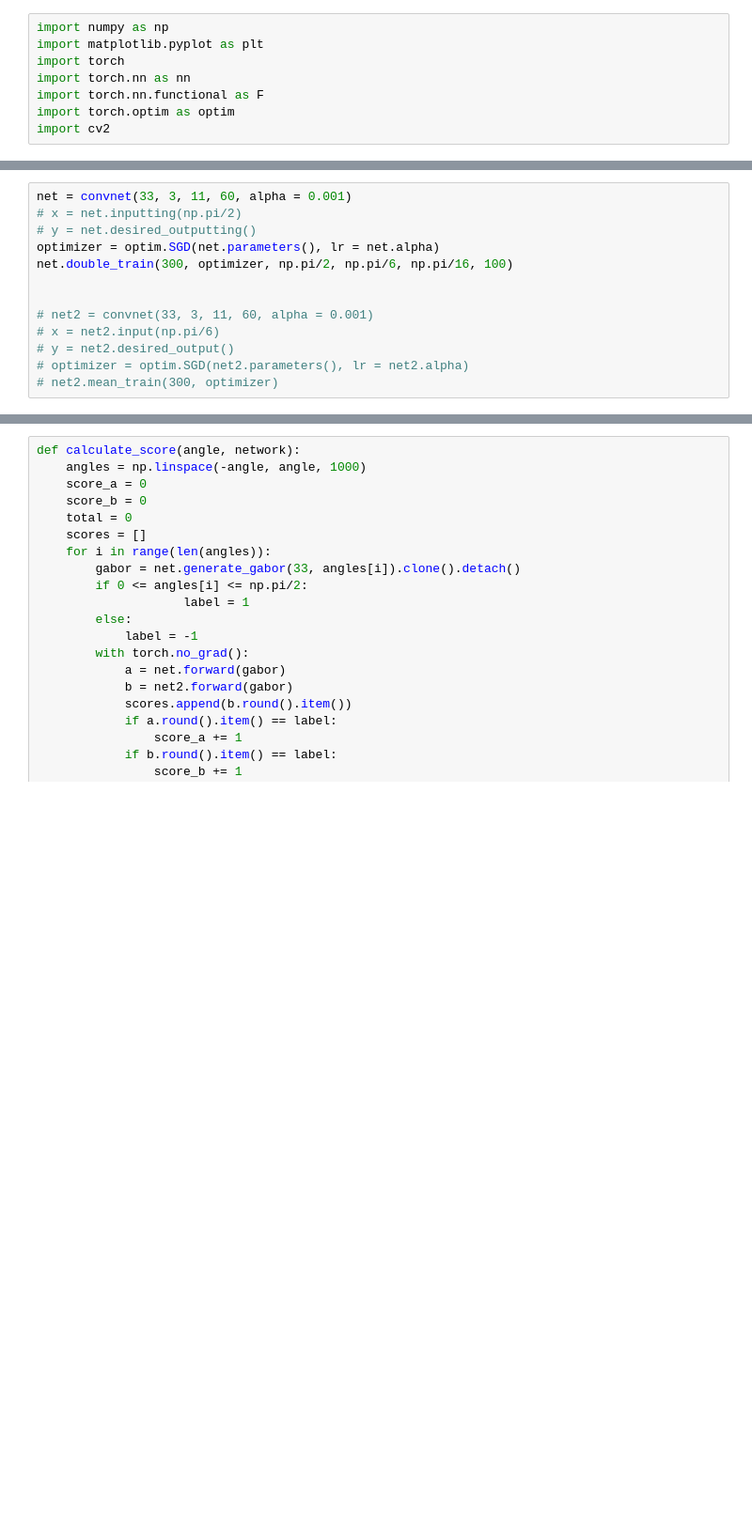
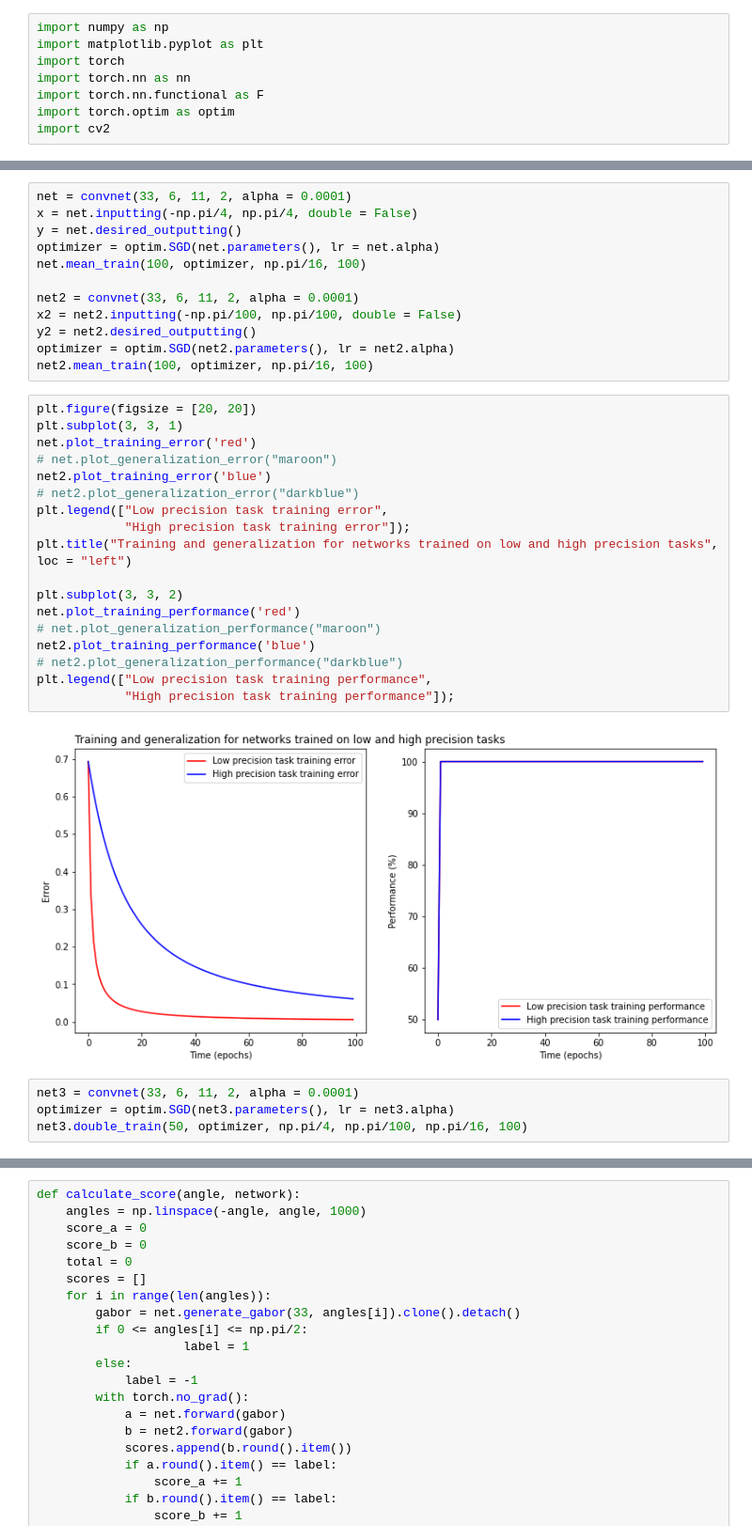
Before and after one commit to pacochow/Modelling-vpl, a Jupyter notebook: Convolutional_neural_network.ipynb, the cells around one changed output, grey strips where cells are left out. Shown at 94% size. Cells and saved outputs as stored; diff of their text form; blank space fills up the shorter version.

```diff
--- a/Convolutional_neural_network.ipynb
+++ b/Convolutional_neural_network.ipynb
@@ -205,16 +266,39 @@ class convnet(nn.Module):
 # %%
-net = convnet(33, 3, 11, 60, alpha = 0.001)
-# x = net.inputting(np.pi/2)
-# y = net.desired_outputting()
+net = convnet(33, 6, 11, 2, alpha = 0.0001)
+x = net.inputting(-np.pi/4, np.pi/4, double = False)
+y = net.desired_outputting()
 optimizer = optim.SGD(net.parameters(), lr = net.alpha)
-net.double_train(300, optimizer, np.pi/2, np.pi/6, np.pi/16, 100)
+net.mean_train(100, optimizer, np.pi/16, 100)
 
-
-# net2 = convnet(33, 3, 11, 60, alpha = 0.001)
-# x = net2.input(np.pi/6)
-# y = net2.desired_output()
-# optimizer = optim.SGD(net2.parameters(), lr = net2.alpha)
-# net2.mean_train(300, optimizer)
+net2 = convnet(33, 6, 11, 2, alpha = 0.0001)
+x2 = net2.inputting(-np.pi/100, np.pi/100, double = False)
+y2 = net2.desired_outputting()
+optimizer = optim.SGD(net2.parameters(), lr = net2.alpha)
+net2.mean_train(100, optimizer, np.pi/16, 100)
+# %%
+plt.figure(figsize = [20, 20])
+plt.subplot(3, 3, 1)
+net.plot_training_error('red')
+# net.plot_generalization_error("maroon")
+net2.plot_training_error('blue')
+# net2.plot_generalization_error("darkblue")
+plt.legend(["Low precision task training error",
+            "High precision task training error"]);
+plt.title("Training and generalization for networks trained on low and high precision tasks", loc = "left")
+
+plt.subplot(3, 3, 2)
+net.plot_training_performance('red')
+# net.plot_generalization_performance("maroon")
+net2.plot_training_performance('blue')
+# net2.plot_generalization_performance("darkblue")
+plt.legend(["Low precision task training performance",
+            "High precision task training performance"]);
+# %% [output]
+[figure, added]
+# %%
+net3 = convnet(33, 6, 11, 2, alpha = 0.0001)
+optimizer = optim.SGD(net3.parameters(), lr = net3.alpha)
+net3.double_train(50, optimizer, np.pi/4, np.pi/100, np.pi/16, 100)
 # %%
 plt.figure(figsize = [20, 20])
 plt.subplot(3, 3, 1)
```
Also changed, not shown: parts of 14 cells of this notebook, 1 other file.
